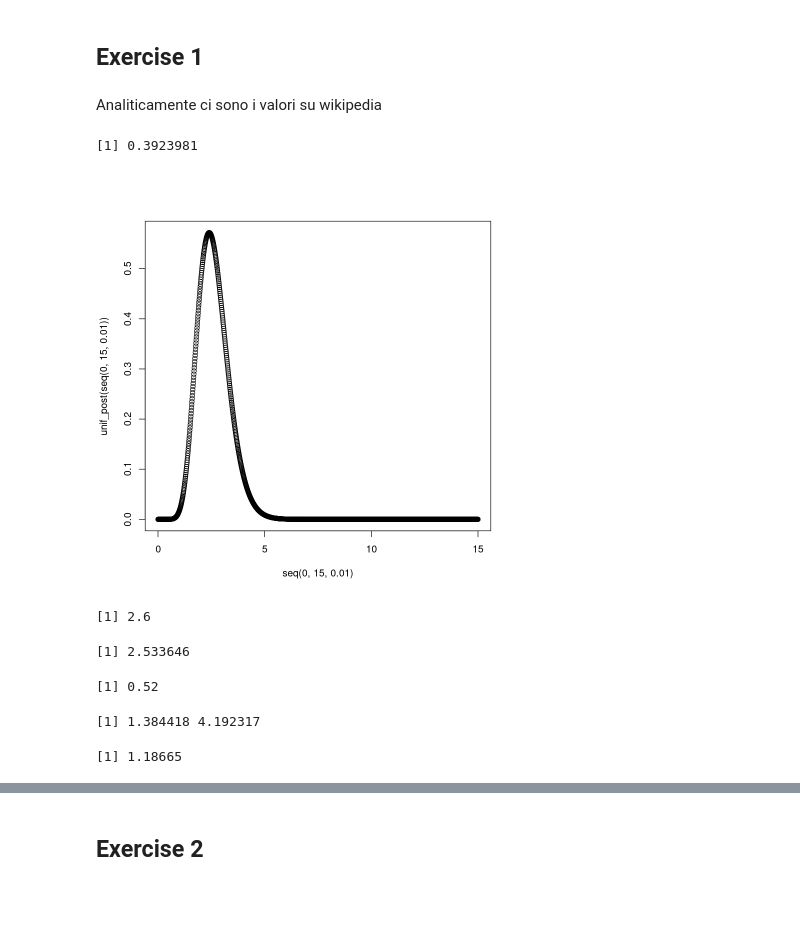
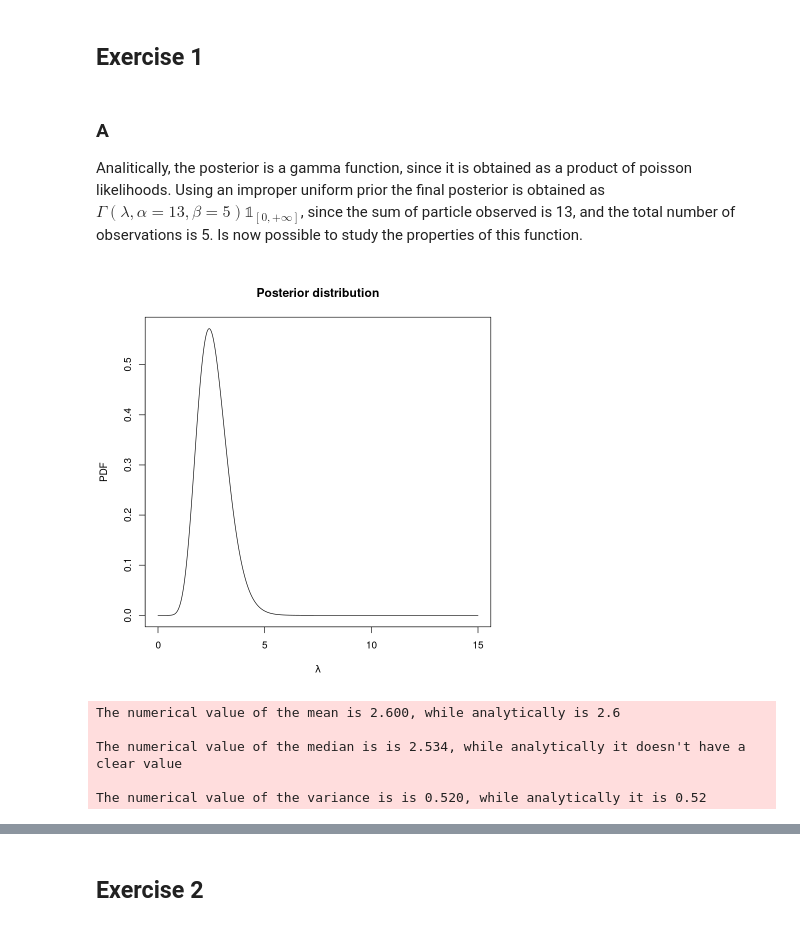
Before and after one commit to Confizolo/PoDProjects, a Jupyter notebook: ASfPA/Ex06/ConfortoFilippo_RLabSession06.ipynb, the cells around one changed output, grey strips where cells are left out. Saved outputs shown, nothing was run; the diff lists cells and outputs as text; code cells hidden in the pictures; blank space fills up the shorter version.

```diff
--- a/ASfPA/Ex06/ConfortoFilippo_RLabSession06.ipynb
+++ b/ASfPA/Ex06/ConfortoFilippo_RLabSession06.ipynb
@@ -37,36 +29,28 @@ find_variance = function (pos, lower, upper) {
 # %% [markdown]
 ## Exercise 1
 # %% [markdown]
-Analiticamente ci sono i valori su wikipedia
+### A
+
+Analitically, the posterior is a gamma function, since it is obtained as a product of poisson likelihoods. Using an improper uniform prior the final posterior is obtained as
+$\Gamma(\lambda,\alpha=13,\beta = 5)\mathbb{1}_{[0,+\infty]}$, since the sum of particle observed is 13, and the total number of observations is 5. Is now possible to study the properties of this function.
 # %%
 unif_post= function(x){
     dgamma(x,13,5)
 }
-# %%
-factorial(12)/5^13
-# %% [output]
-[1] 0.3923981
 # %%
-plot(seq(0,15,0.01),unif_post(seq(0,15,0.01)))
+plot(seq(0,15,0.01),unif_post(seq(0,15,0.01)), t = "l", main = "Posterior distribution", xlab = expression(lambda), ylab = "PDF")
 # %% [output]
-[figure, old version]
+[figure, new version]
 # %%
-find_mean(unif_post, 0, 15)
+message("The numerical value of the mean is ", s_dec(find_mean(unif_post, 0, 15),3)
+        , ", while analytically is ",13/5)
+message("The numerical value of the median is is ", s_dec(qgamma(0.5,13,5),3)
+        ,", while analytically it doesn't have a clear value")
+message("The numerical value of the variance is is ", s_dec(find_variance(unif_post,0,15),3)
+        ,", while analytically it is ",13/25)
 # %% [output]
-[1] 2.6
+The numerical value of the mean is 2.600, while analytically is 2.6
+
+The numerical value of the median is is 2.534, while analytically it doesn't have a clear value
+
+The numerical value of the variance is is 0.520, while analytically it is 0.52
-# %%
-find_median(unif_post, 0, 15)
-# %% [output]
-[1] 2.533646
-# %%
-find_variance(unif_post, 0, 15)
-# %% [output]
-[1] 0.52
-# %%
-find_ci95(unif_post, 0, 15)
-# %% [output]
-[1] 1.384418 4.192317
-# %%
-qnorm(0.025,mean = find_mean(unif_post, 0, 15), sd = sqrt(find_variance(unif_post, 0, 15)))
-# %% [output]
-[1] 1.18665
```
Also changed, not shown: parts of 51 cells of this notebook, 2 other files.
